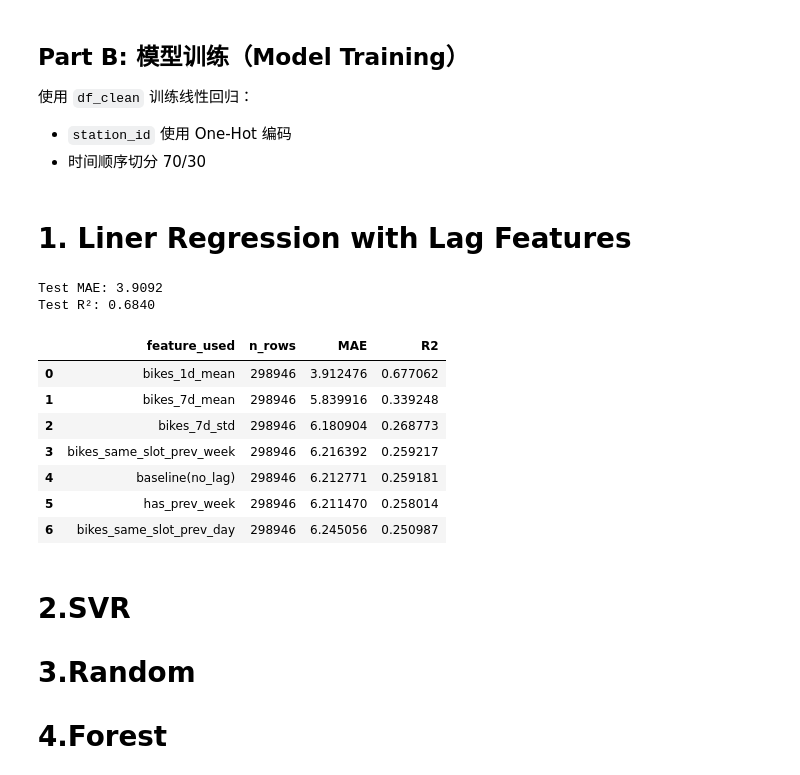
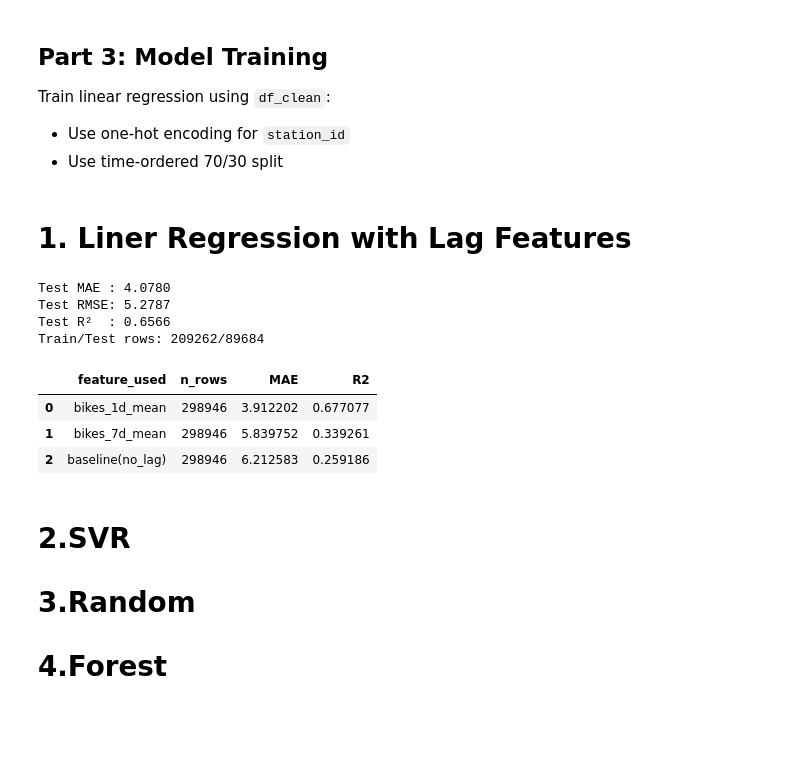
Before and after one commit to davidirving98/COMP30830-SE-Project-Work, a Jupyter notebook: machine_learning/ML.ipynb, the cells around one changed output. Cells and saved outputs as stored; diff of their text form; code cells hidden in the pictures; blank space fills up the shorter version.

```diff
--- a/machine_learning/ML.ipynb
+++ b/machine_learning/ML.ipynb
@@ -175,46 +291,62 @@ Saved cleaned data: /Users/alex/Desktop/COMP30830-David/machine_learning/data_cl
 # %% [markdown]
-## Part B: 模型训练（Model Training）
-使用 `df_clean` 训练线性回归：
-- `station_id` 使用 One-Hot 编码
-- 时间顺序切分 70/30
+## Part 3: Model Training
+Train linear regression using `df_clean`:
+- Use one-hot encoding for `station_id`
+- Use time-ordered 70/30 split
 # %% [markdown]
 # 1. Liner Regression with Lag Features
 # %%
+# Linear Regression with Lag Features（简化版）
+# 说明：
+# - 使用 Part 2 生成的 features / target
+# - 按时间顺序切分（前 70% 训练，后 30% 测试）
+# - number 做 One-Hot，其余特征直接数值输入
+
+import numpy as np
 from sklearn.compose import ColumnTransformer
 from sklearn.linear_model import LinearRegression
-from sklearn.metrics import mean_absolute_error, r2_score
+from sklearn.metrics import mean_absolute_error, mean_squared_error, r2_score
 from sklearn.pipeline import Pipeline
 from sklearn.preprocessing import OneHotEncoder
 
-X_all = df_clean[features]
-y_all = df_clean[target]
+# 1) 按时间排序，避免未来信息泄漏到训练集
+data = df_clean.sort_values('last_reported').reset_index(drop=True)
 
-categorical_features = ['station_id']
-numeric_features = [c for c in features if c not in categorical_features]
+# 2) 时间切分（70/30）
+split_idx = int(len(data) * 0.7)
+train_df, test_df = data.iloc[:split_idx], data.iloc[split_idx:]
+X_train, y_train = train_df[features], train_df[target]
+X_test, y_test = test_df[features], test_df[target]
+
+# 3) 预处理：站点编号 one-hot，其他特征原样透传
+cat_cols = ['number']
+num_cols = [c for c in features if c not in cat_cols]
 
 model = Pipeline([
     ('preprocess', ColumnTransformer([
-        ('station_ohe', OneHotEncoder(handle_unknown='ignore'), categorical_features),
-        ('num', 'passthrough', numeric_features),
+        ('station_ohe', OneHotEncoder(handle_unknown='ignore'), cat_cols),
+        ('num', 'passthrough', num_cols),
     ])),
     ('regressor', LinearRegression()),
 ])
 
-split_idx = int(len(df_clean) * 0.7)
-train_data = df_clean.iloc[:split_idx]
-test_data = df_clean.iloc[split_idx:]
-
-X_train, y_train = train_data[features], train_data[target]
-X_test, y_test = test_data[features], test_data[target]
-
+# 4) 训练 + 预测
 model.fit(X_train, y_train)
 y_pred = model.predict(X_test)
 
-print(f"Test MAE: {mean_absolute_error(y_test, y_pred):.4f}")
-print(f"Test R²: {r2_score(y_test, y_pred):.4f}")
+# 5) 评估
+mae = mean_absolute_error(y_test, y_pred)
+rmse = np.sqrt(mean_squared_error(y_test, y_pred))
+r2 = r2_score(y_test, y_pred)
+
+print(f'Test MAE : {mae:.4f}')
+print(f'Test RMSE: {rmse:.4f}')
+print(f'Test R²  : {r2:.4f}')
 # %% [output]
-Test MAE: 3.9092
-Test R²: 0.6840
+Test MAE : 4.0780
+Test RMSE: 5.2787
+Test R²  : 0.6566
+Train/Test rows: 209262/89684
 # %%
 # Minimal feature ablation: compare prediction with one extra lag feature at a time
 from sklearn.compose import ColumnTransformer
@@ -245,45 +377,41 @@ def evaluate(feat_cols, label):
     X_train, y_train = train_data[feat_cols], train_data[target]
     X_test, y_test = test_data[feat_cols], test_data[target]
 
-    categorical_features = ['station_id']
+    categorical_features = ['number']
     numeric_features = [c for c in feat_cols if c not in categorical_features]
 
     model = Pipeline([
         ('preprocess', ColumnTransformer([
             ('station_ohe', OneHotEncoder(handle_unknown='ignore'), categorical_features),
             ('num', 'passthrough', numeric_features),
         ])),
         ('regressor', LinearRegression()),
     ])
 
     model.fit(X_train, y_train)
     y_pred = model.predict(X_test)
 
     return {
         'feature_used': label,
         'n_rows': len(data_eval),
         'MAE': mean_absolute_error(y_test, y_pred),
         'R2': r2_score(y_test, y_pred),
     }
 
 
 results = [evaluate(base_features, 'baseline(no_lag)')]
 
 for col in lag_candidates:
     if col in df_clean.columns:
         results.append(evaluate(base_features + [col], col))
 
 result_df = pd.DataFrame(results).sort_values('R2', ascending=False).reset_index(drop=True)
 display(result_df)
 # %% [output]
 |  | feature_used | n_rows | MAE | R2 |
-| 0 | bikes_1d_mean | 298946 | 3.912476 | 0.677062 |
-| 1 | bikes_7d_mean | 298946 | 5.839916 | 0.339248 |
-| 2 | bikes_7d_std | 298946 | 6.180904 | 0.268773 |
-| 3 | bikes_same_slot_prev_week | 298946 | 6.216392 | 0.259217 |
-| 4 | baseline(no_lag) | 298946 | 6.212771 | 0.259181 |
-| 5 | has_prev_week | 298946 | 6.211470 | 0.258014 |
-| 6 | bikes_same_slot_prev_day | 298946 | 6.245056 | 0.250987 |
+| 0 | bikes_1d_mean | 298946 | 3.912202 | 0.677077 |
+| 1 | bikes_7d_mean | 298946 | 5.839752 | 0.339261 |
+| 2 | baseline(no_lag) | 298946 | 6.212583 | 0.259186 |
 # %% [markdown]
 # 2.SVR
 # 3.Random
```
Also changed, not shown: parts of 10 cells of this notebook, 12 other files.
